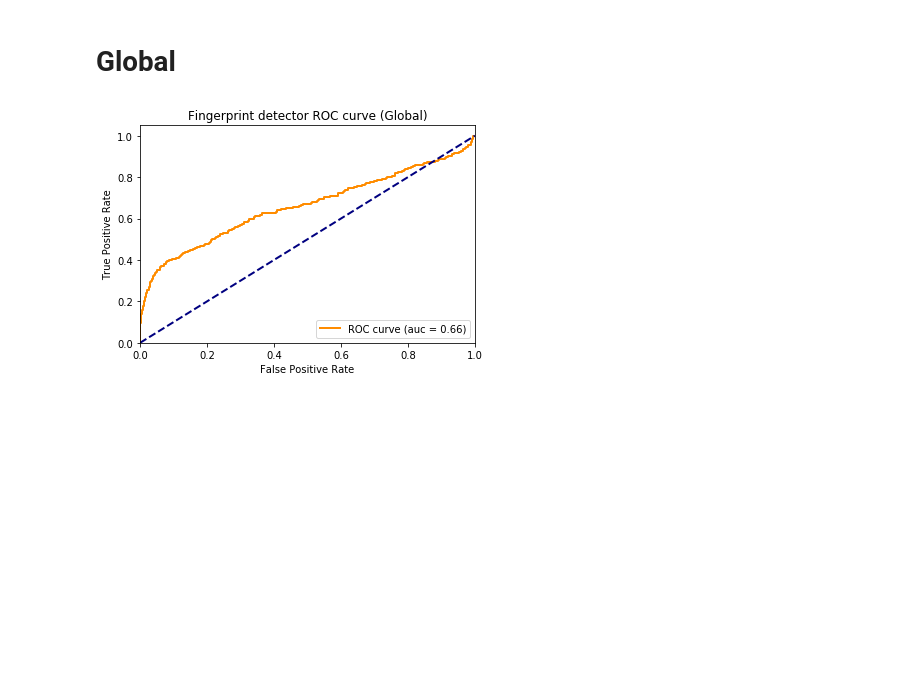
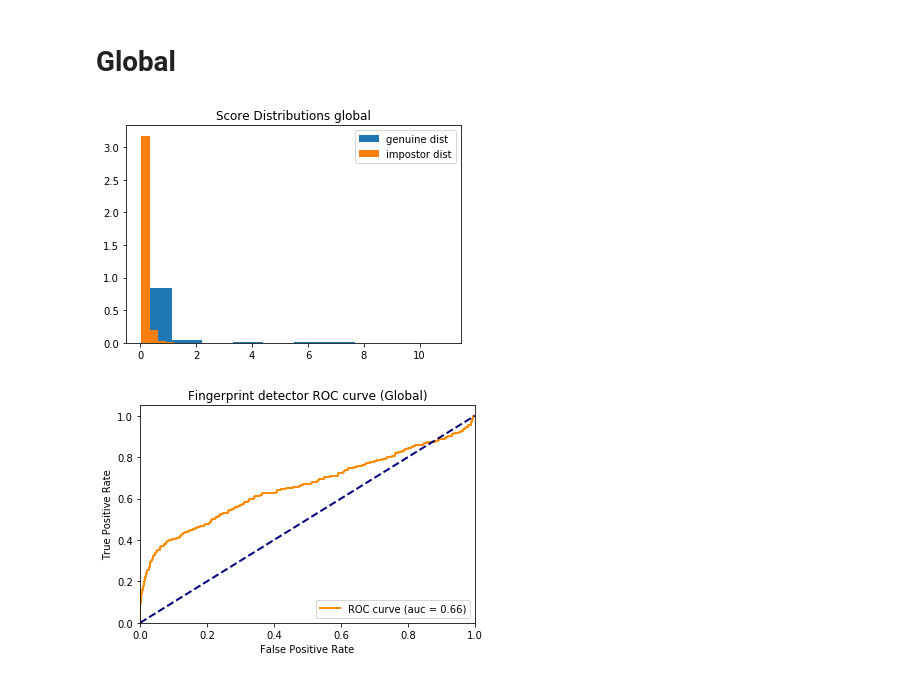
Before and after one commit to JesusGarciaRamirez/Biometrics, a Jupyter notebook: Assigment2/assignment_2.ipynb, the cells around one changed output. Cells and saved outputs as stored; diff of their text form; code cells hidden in the pictures; blank space fills up the shorter version.

```diff
--- a/Assigment2/assignment_2.ipynb
+++ b/Assigment2/assignment_2.ipynb
@@ -664,3 +620,12 @@ class fpScorer(fpMatcher):
+# %%
+def plot_joint_dist(scores,labels,scoring):
+    scores_gen = scores[labels == 1]
+    scores_imp = scores[labels != 1]
+    plt.hist(scores_gen,density=True,label="genuine dist")
+    plt.hist(scores_imp,density=True,label="impostor dist")
+    plt.legend()
+    plt.title(f"Score Distributions {scoring}")
+    plt.show()
 # %% [markdown]
 ## TASKS
 
@@ -780,8 +789,15 @@ plt.show()
 # %% [markdown]
 # Global
 # %%
-scores,labels = fpscorer.global_score_dataset(downsampling=False)
+scoring_otps={}
+scoring_schema = global_scoring_schema
+fpscorer.set_scoring_att(scoring_schema,scoring_opts)
+scores,labels = fpscorer.dataset_scoring(downsampling=False)
 metric_logger_global=Metrics(scores,labels,"Global")
+# %%
+plot_joint_dist(scores,labels,"global")
+# %% [output]
+[figure, added]
 # %%
 _,ax=plt.subplots(1,1)
 metric_logger_global.plot_roc_curve(ax)
```
Also changed, not shown: parts of 12 cells of this notebook, 1 other file.
